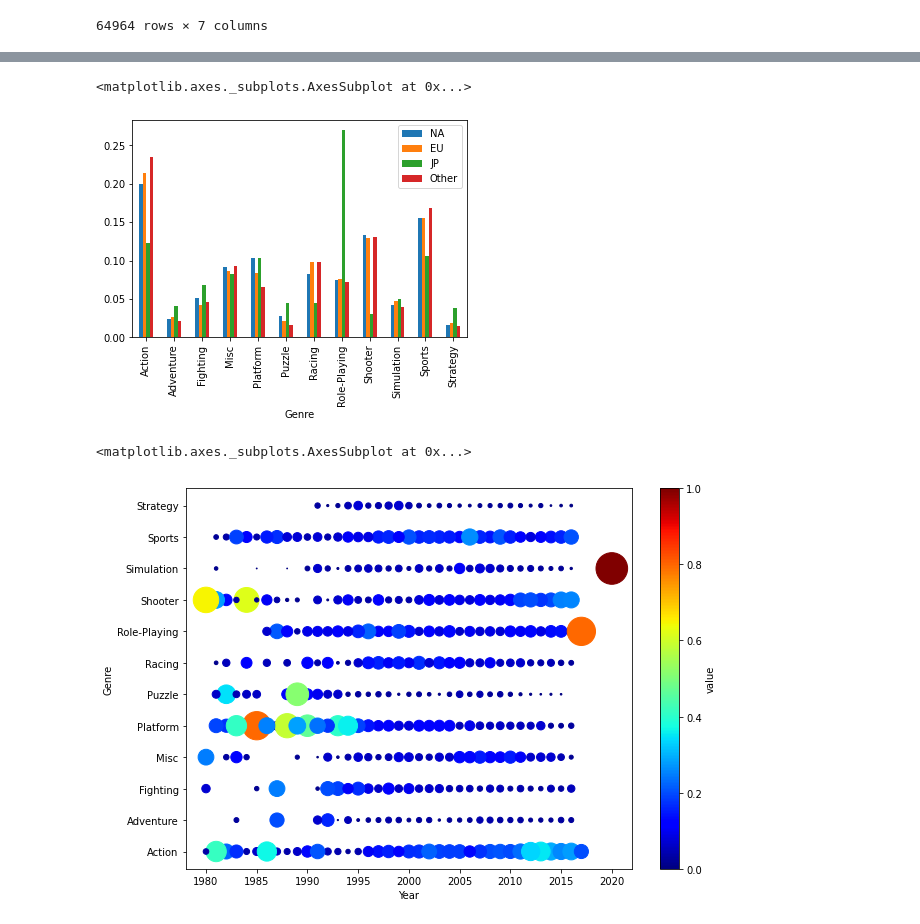
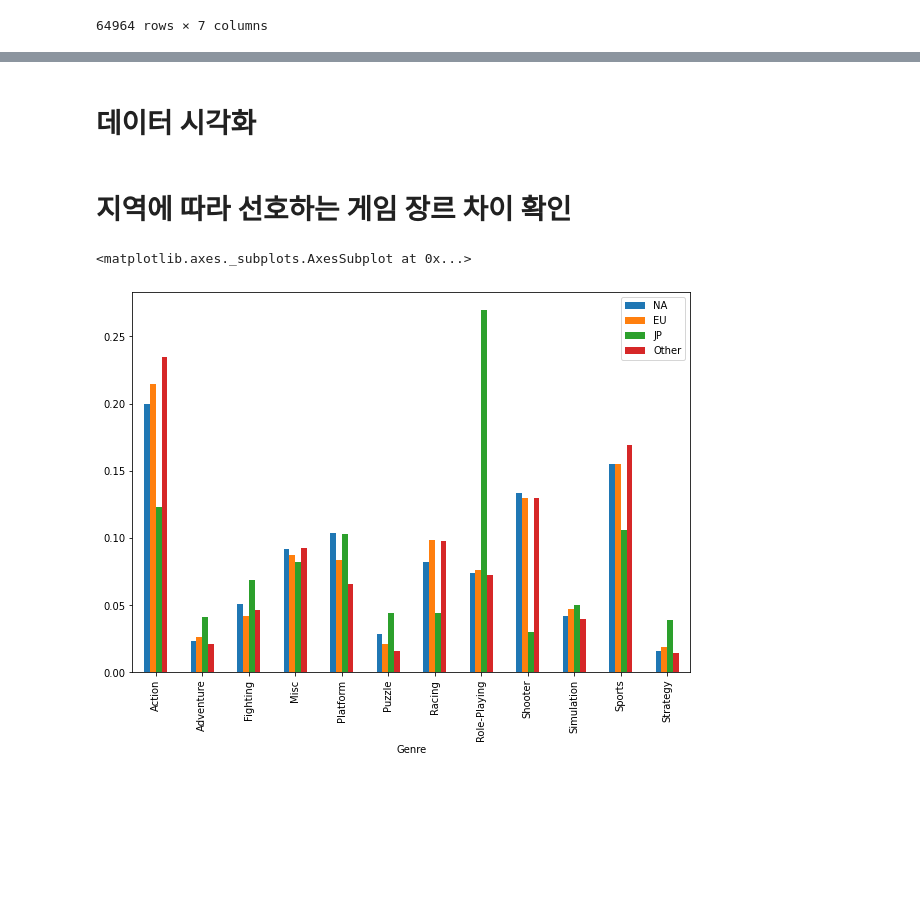
Before and after one commit to CJYjob/ds-section1-Project1-new-, a Jupyter notebook: Codestates_Project1.ipynb, the cells around one changed output, grey strips where cells are left out. Drawn from its saved outputs; the diff is of its cells as text; code cells hidden in the pictures; blank space fills up the shorter version.

```diff
--- a/Codestates_Project1.ipynb
+++ b/Codestates_Project1.ipynb
@@ -305,3 +317,7 @@ memory usage: 3.5+ MB
+# %% [markdown]
+# 데이터 시각화
+# %% [markdown]
+# 지역에 따라 선호하는 게임 장르 차이 확인
 # %%
 loc_vis = pd.DataFrame()
 # %%
@@ -317,7 +333,7 @@ loc_vis["JP"] = loc_vis["JP"].apply(lambda x: x / loc_vis['JP'].sum())
 loc_vis["Other"] = loc_vis["Other"].apply(lambda x: x / loc_vis['Other'].sum())
 # %%
 # 일본의 경우 롤 플레잉 게임이 도드라지는 것을 확인할 수 있다.
-loc_vis.plot(kind="bar")
+loc_vis.plot(kind="bar", figsize=(10,7))
 # %% [output]
 <matplotlib.axes._subplots.AxesSubplot at 0x...>
-[figure, old version]
+[figure, new version]
@@ -339,5 +339,0 @@ trand.columns = ["Year", "Genre", "value"]
-# %%
-trand.plot(kind = "scatter", x="Year", y="Genre", s=trand["value"]*1000,figsize=(10,7), c="value", cmap=plt.get_cmap("jet"), colorbar=True, sharex=False)
-# %% [output]
-<matplotlib.axes._subplots.AxesSubplot at 0x...>
-[figure, removed]
```
Also changed, not shown: parts of 32 cells of this notebook.
